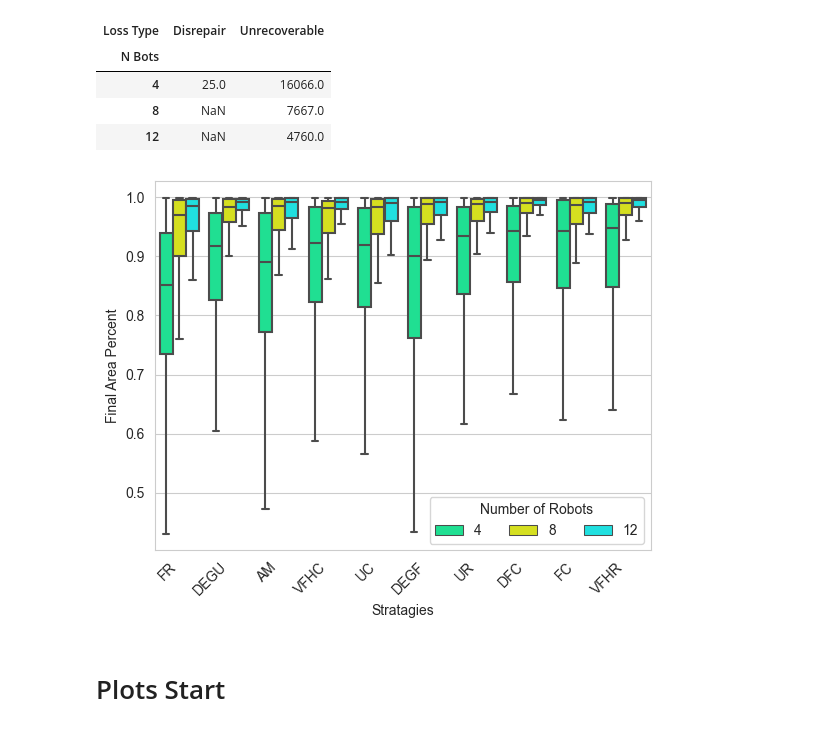
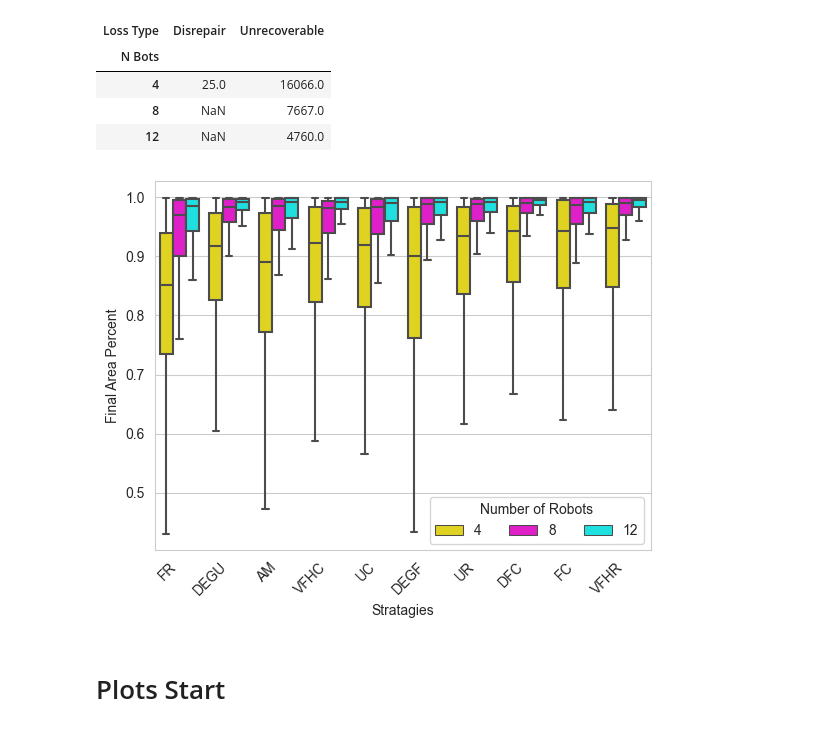
Before and after one commit to DIRECTLab/Multi_Agents_Area_Exploration, a Jupyter notebook: analysing_data/christopher_plottings/plots_updated.ipynb, the cells around one changed output. Cells and saved outputs as stored; diff of their text form; code cells hidden in the pictures.

```diff
--- a/analysing_data/christopher_plottings/plots_updated.ipynb
+++ b/analysing_data/christopher_plottings/plots_updated.ipynb
@@ -226,33 +226,33 @@ df_loss_unsuccessful_unrecoverable = df_loss_unsuccessful[df_loss_unsuccessful['
 # %%
 sns.set_style("whitegrid")
 # df_end_success = df_end_success.replace(to_replace="Goal Scenario", value="Helloooo")
 sorted_x_data = df_loss_unsuccessful_unrecoverable.groupby("M")["Area Percent"].median().sort_values().index
 #  red, orange, cyan, purple
-winter_palette = [ "#00ff98",  "#f2ff00", "#00FFFF"]
+winter_palette = [ "#ffed00",  "#ff00e2", "#00FFFF"]
 grd = sns.boxplot(
     data=df_loss_unsuccessful_unrecoverable,
     y="Area Percent", x="M", hue="N Bots",
     showfliers=False,
     order=sorted_x_data,
     palette=winter_palette,
 )
 # grd.legend(bbox_to_anchor=(1.02, 1), loc='upper left', borderaxespad=0, title='Strategies')
 # make the legonf in two columns
 grd.legend(ncol=3, title='Number of Robots')
 
 grd.set_xticklabels(grd.get_xticklabels(), rotation=45, horizontalalignment='right')
 # set x range
 # grd.set(ylim=(0, 310))
 # set Y label
 grd.set_ylabel("Final Area Percent")
 grd.set_xlabel("Stratagies")
 # grd.set(ylim=(0.9, 1))
 
 
 
 plt.savefig(f"unsuccesssful_unrecoverable_analysis.png", bbox_inches='tight' ,dpi=300, figsize=(8, 6))
 # %% [output]
-[figure, old version]
+[figure, new version]
 # %% [markdown]
 # Plots Start
 # %%
```
Also changed, not shown: parts of 1 cell of this notebook, 1 other file.
